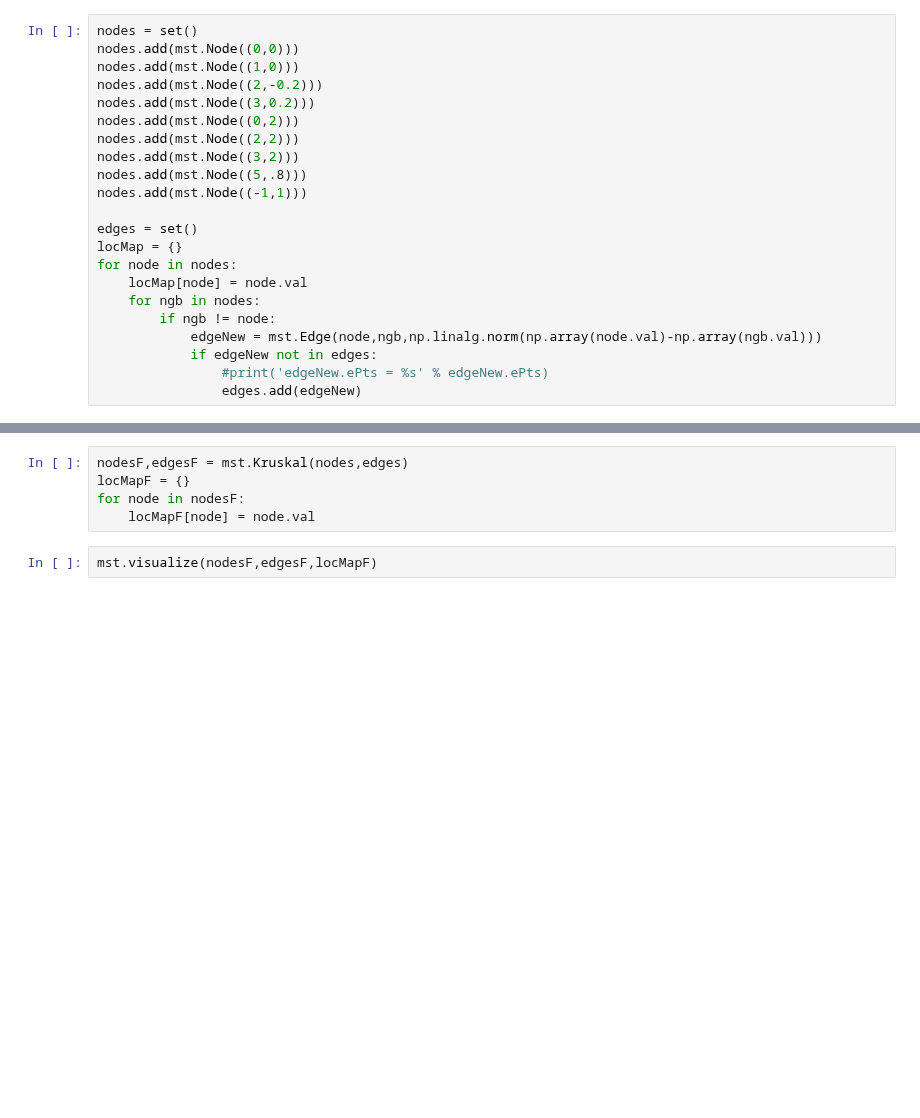
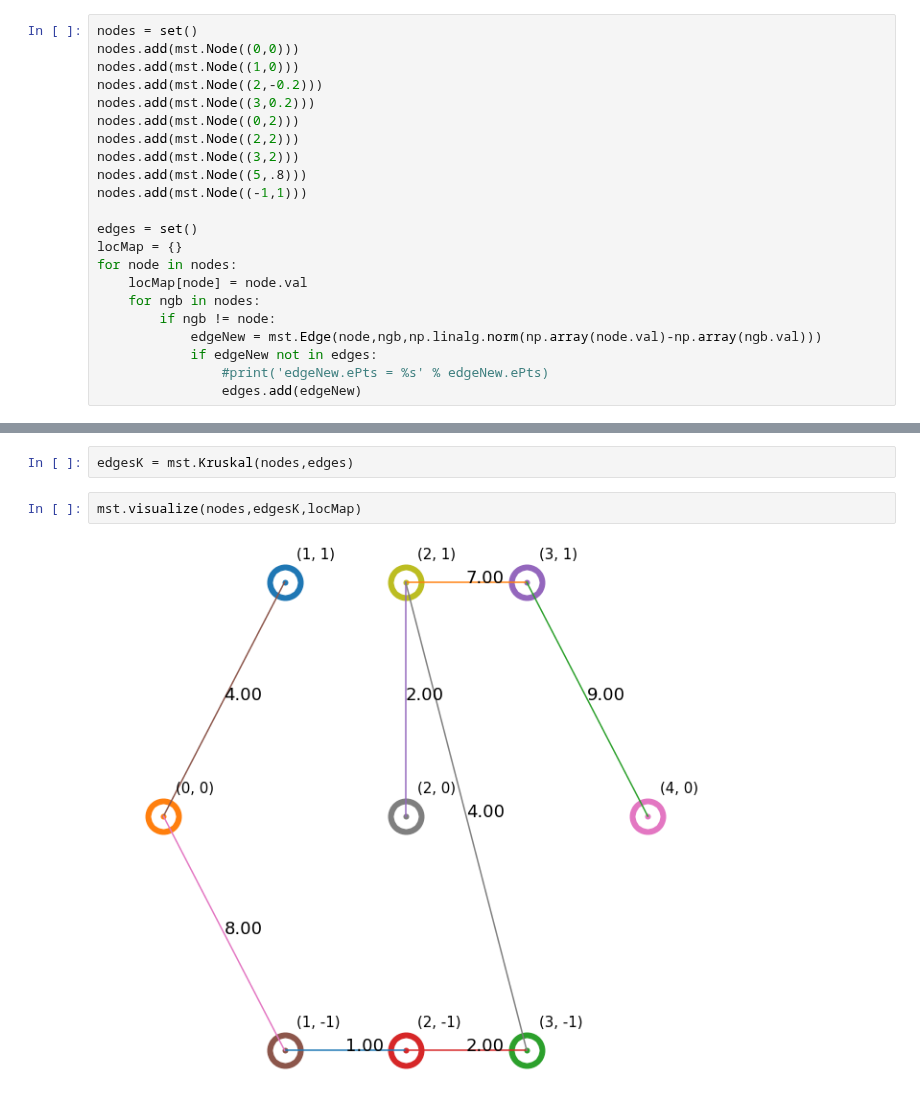
Before and after one commit to longle2718/fundaCS, a Jupyter notebook: mst/mst.ipynb, the cells around one changed output, grey strips where cells are left out. Drawn from its saved outputs; the diff is of its cells as text; blank space fills up the shorter version.

Commit message:
finished Kruskal alg

```diff
--- a/mst/mst.ipynb
+++ b/mst/mst.ipynb
@@ -43,7 +87,6 @@ mst.visualize(nodes,edgesF,locMap)
-# %%
-nodesF,edgesF = mst.Kruskal(nodes,edges)
-locMapF = {}
-for node in nodesF:
-    locMapF[node] = node.val
-# %%
-mst.visualize(nodesF,edgesF,locMapF)
+# %%
+edgesK = mst.Kruskal(nodes,edges)
+# %%
+mst.visualize(nodes,edgesK,locMap)
+# %% [output]
+[figure, added]
```
Also changed, not shown: parts of 5 cells of this notebook, 1 other file.
